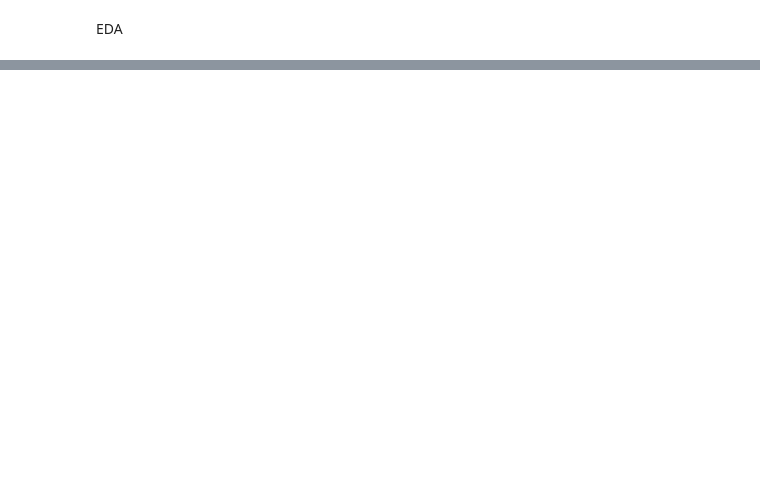
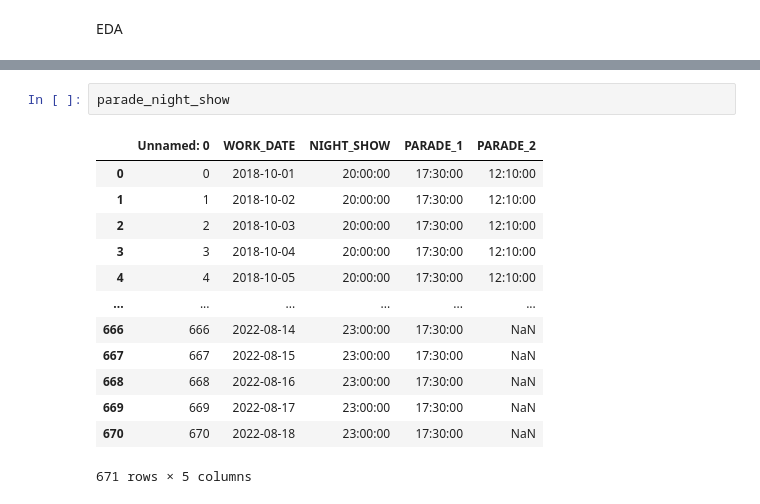
Before and after one commit to Behachee/The-Endless-Line, a Jupyter notebook: EDA.ipynb, the cells around one changed output, grey strips where cells are left out. Saved outputs shown, nothing was run; the diff lists cells and outputs as text; blank space fills up the shorter version.

```diff
--- a/EDA.ipynb
+++ b/EDA.ipynb
@@ -42,0 +54,16 @@ entity.head()
+# %%
+parade_night_show
+# %% [output]
+|  | Unnamed: 0 | WORK_DATE | NIGHT_SHOW | PARADE_1 | PARADE_2 |
+| 0 | 0 | 2018-10-01 | 20:00:00 | 17:30:00 | 12:10:00 |
+| 1 | 1 | 2018-10-02 | 20:00:00 | 17:30:00 | 12:10:00 |
+| 2 | 2 | 2018-10-03 | 20:00:00 | 17:30:00 | 12:10:00 |
+| 3 | 3 | 2018-10-04 | 20:00:00 | 17:30:00 | 12:10:00 |
+| 4 | 4 | 2018-10-05 | 20:00:00 | 17:30:00 | 12:10:00 |
+| ... | ... | ... | ... | ... | ... |
+| 666 | 666 | 2022-08-14 | 23:00:00 | 17:30:00 | NaN |
+| 667 | 667 | 2022-08-15 | 23:00:00 | 17:30:00 | NaN |
+| 668 | 668 | 2022-08-16 | 23:00:00 | 17:30:00 | NaN |
+| 669 | 669 | 2022-08-17 | 23:00:00 | 17:30:00 | NaN |
+| 670 | 670 | 2022-08-18 | 23:00:00 | 17:30:00 | NaN |
+671 rows × 5 columns
```
Also changed, not shown: parts of 18 cells of this notebook.
